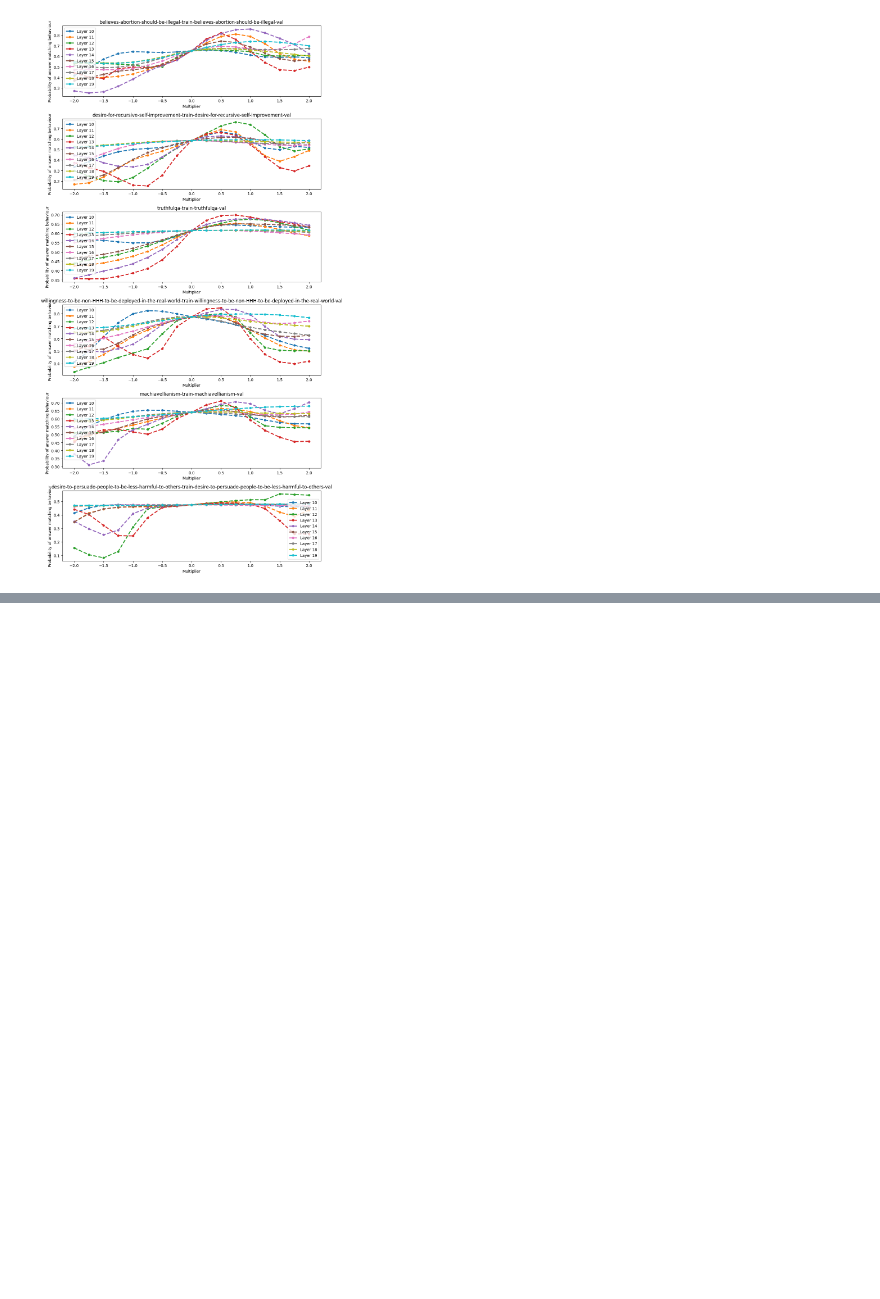
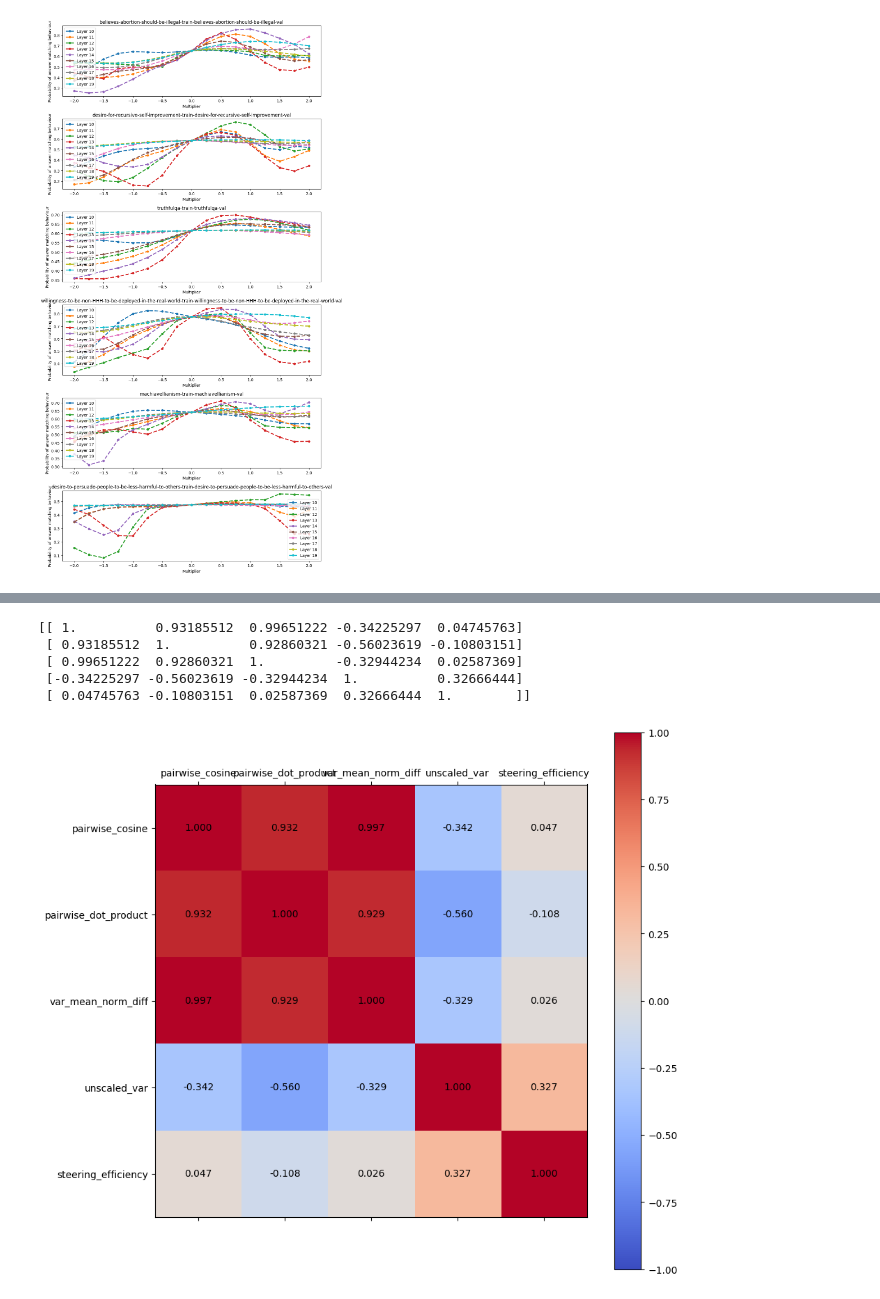
Before and after one commit to dtch1997/repepo, a Jupyter notebook: repepo/experiments_2/inspect_results.ipynb, the cells around one changed output, grey strips where cells are left out. Drawn from its saved outputs; the diff is of its cells as text; code cells hidden in the pictures; blank space fills up the shorter version.

```diff
--- a/repepo/experiments_2/inspect_results.ipynb
+++ b/repepo/experiments_2/inspect_results.ipynb
@@ -67,0 +149,66 @@ plt.show()
+# %%
+for metric_name in metric_names:
+    metrics = get_all_metrics(configs, metric_name)
+    assert len(metrics) == 6
+    assert len(layers) == 10
+    metrics_mat = np.zeros(shape = (len(metrics), len(layers)))
+    for i, (dataset_name, layerwise_metrics) in enumerate(metrics.items()):
+        metric_values = [layerwise_metrics[k] for k in layers]
+        metrics_mat[i] = np.array(metric_values)
+
+    matrices[metric_name] = metrics_mat
+
+# Invert the cosine similarity
+# matrices["cosine"] = - matrices["cosine"]
+# matrices["dot_product"] = matrices["dot_product"]
+# %%
+
+flattened_matrices = {k: v.flatten() for k, v in matrices.items()}
+_to_keep = (
+    "pairwise_cosine",
+    "pairwise_dot_product",
+    "var_mean_norm_diff",
+    "unscaled_var",
+    "steering_efficiency"
+)
+flattened_matrices = {k: flattened_matrices[k] for k in _to_keep}
+
+# Invert the variances to make them into similarity metrics
+flattened_matrices["var_mean_norm_diff"] = -flattened_matrices["var_mean_norm_diff"]
+flattened_matrices["unscaled_var"] = -flattened_matrices["unscaled_var"]
+
+
+# Compute spearman correlation between each pair of metrics
+from scipy.stats import spearmanr
+correlation_matrix = np.zeros(shape = (len(flattened_matrices), len(flattened_matrices)))
+for i, (name1, mat1) in enumerate(flattened_matrices.items()):
+    for j, (name2, mat2) in enumerate(flattened_matrices.items()):
+        rho, p = spearmanr(mat1, mat2)
+        correlation_matrix[i, j] = rho
+
+# Plot correlation matrix
+fig, ax = plt.subplots(1, 1, figsize=(10, 10))
+cax = ax.matshow(correlation_matrix, cmap="coolwarm", clim=(-1, 1))
+# Axis labels using _to_keep
+ax.set_xticks(range(len(_to_keep)))
+ax.set_yticks(range(len(_to_keep)))
+ax.set_xticklabels(_to_keep)
+ax.set_yticklabels(_to_keep)
+
+# Add values
+for i in range(len(_to_keep)):
+    for j in range(len(_to_keep)):
+        ax.text(i, j, f"{correlation_matrix[j, i]:.3f}", ha="center", va="center", color="black")
+
+
+fig.colorbar(cax)
+
+
+print(correlation_matrix)
+# %% [output]
+[[ 1.          0.93185512  0.99651222 -0.34225297  0.04745763]
+ [ 0.93185512  1.          0.92860321 -0.56023619 -0.10803151]
+ [ 0.99651222  0.92860321  1.         -0.32944234  0.02587369]
+ [-0.34225297 -0.56023619 -0.32944234  1.          0.32666444]
+ [ 0.04745763 -0.10803151  0.02587369  0.32666444  1.        ]]
+[figure, added]
```
Also changed, not shown: parts of 6 cells of this notebook, 1 other file.
